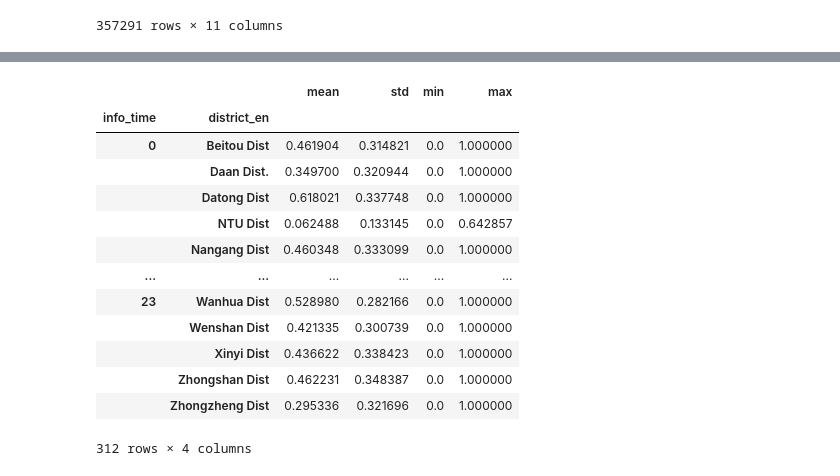
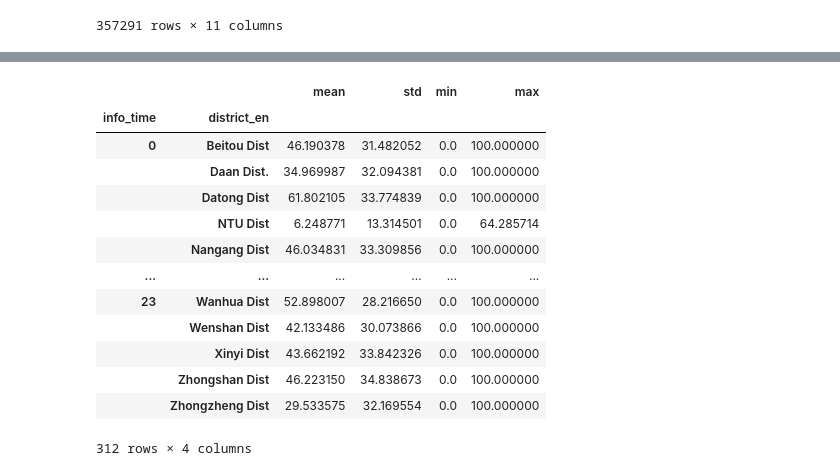
Before and after one commit to victorDeveloper0821/UbikeDataAnalysis, a Jupyter notebook: youBikeAnalytics.ipynb, the cells around one changed output, grey strips where cells are left out. Drawn from its saved outputs; the diff is of its cells as text; code cells hidden in the pictures.

```diff
--- a/youBikeAnalytics.ipynb
+++ b/youBikeAnalytics.ipynb
@@ -199,7 +199,7 @@ See the caveats in the documentation: https://pandas.pydata.org/pandas-docs/stab
 357291 rows × 11 columns
 # %%
 ## Add ratio between rentAvailable and total
-bikecsv['ratio'] = bikecsv['rentAvailable'] / bikecsv['total']
+bikecsv['ratio'] = bikecsv['rentAvailable'] / bikecsv['total'] * 100
 
 bikecsv
 # %% [output]
@@ -222,21 +222,21 @@ See the caveats in the documentation: https://pandas.pydata.org/pandas-docs/stab
 | 407029 | YouBike2.0_臺大明達館北側(員工宿舍) | YouBike2.0_NTU Ming - Da Hall (St... | 臺大公館校區 | NTU Dist | 18 | 4 | 14 | ... |
 357291 rows × 12 columns
 # %%
-groupDist = bikecsv.groupby([bikecsv['info_time'].dt.hour, 'district_en'])
+groupByHourAndDistrict = bikecsv.groupby([bikecsv['info_time'].dt.hour, 'district_en'])
 
-groupDist['ratio'].agg([np.mean, np.std,np.min, np.max])
+groupByHourAndDistrict['ratio'].agg([np.mean, np.std,np.min, np.max])
 # %% [output]
 |  |  | mean | std | min | max |
 | info_time | district_en |  |  |  |  |
-| 0 | Beitou Dist | 0.461904 | 0.314821 | 0.0 | 1.000000 |
-|  | Daan Dist. | 0.349700 | 0.320944 | 0.0 | 1.000000 |
-|  | Datong Dist | 0.618021 | 0.337748 | 0.0 | 1.000000 |
-|  | NTU Dist | 0.062488 | 0.133145 | 0.0 | 0.642857 |
-|  | Nangang Dist | 0.460348 | 0.333099 | 0.0 | 1.000000 |
+| 0 | Beitou Dist | 46.190378 | 31.482052 | 0.0 | 100.000000 |
+|  | Daan Dist. | 34.969987 | 32.094381 | 0.0 | 100.000000 |
+|  | Datong Dist | 61.802105 | 33.774839 | 0.0 | 100.000000 |
+|  | NTU Dist | 6.248771 | 13.314501 | 0.0 | 64.285714 |
+|  | Nangang Dist | 46.034831 | 33.309856 | 0.0 | 100.000000 |
 | ... | ... | ... | ... | ... | ... |
-| 23 | Wanhua Dist | 0.528980 | 0.282166 | 0.0 | 1.000000 |
-|  | Wenshan Dist | 0.421335 | 0.300739 | 0.0 | 1.000000 |
-|  | Xinyi Dist | 0.436622 | 0.338423 | 0.0 | 1.000000 |
-|  | Zhongshan Dist | 0.462231 | 0.348387 | 0.0 | 1.000000 |
-|  | Zhongzheng Dist | 0.295336 | 0.321696 | 0.0 | 1.000000 |
+| 23 | Wanhua Dist | 52.898007 | 28.216650 | 0.0 | 100.000000 |
+|  | Wenshan Dist | 42.133486 | 30.073866 | 0.0 | 100.000000 |
+|  | Xinyi Dist | 43.662192 | 33.842326 | 0.0 | 100.000000 |
+|  | Zhongshan Dist | 46.223150 | 34.838673 | 0.0 | 100.000000 |
+|  | Zhongzheng Dist | 29.533575 | 32.169554 | 0.0 | 100.000000 |
 312 rows × 4 columns
```
Also changed, not shown: parts of 4 cells of this notebook, 1 other file.
